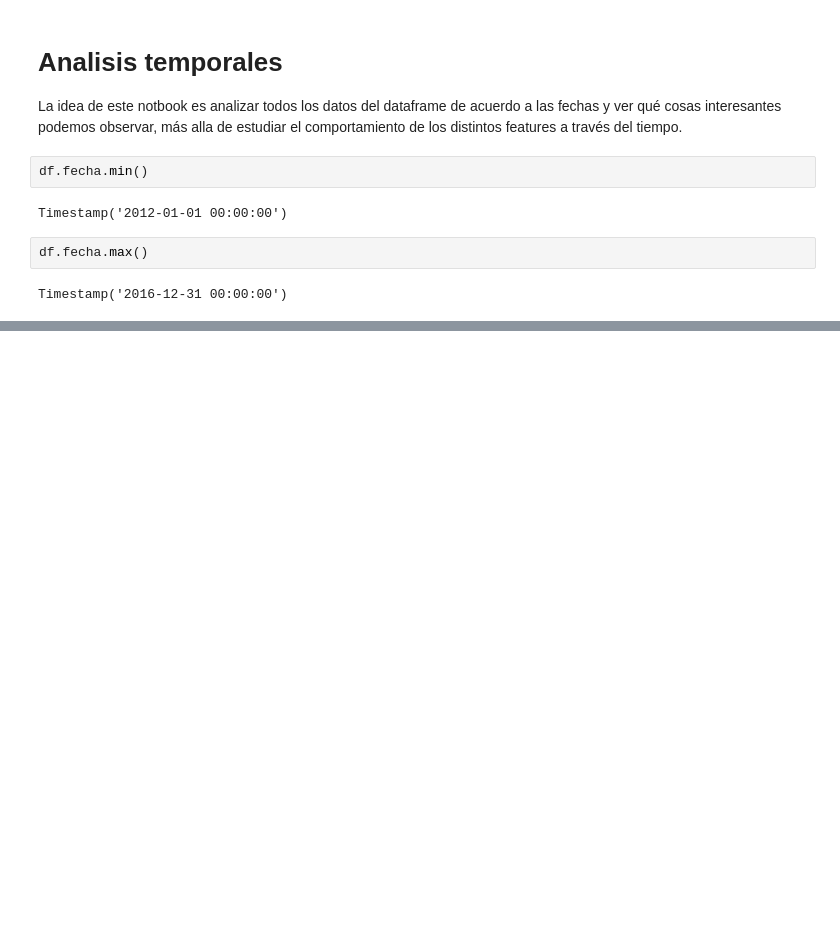
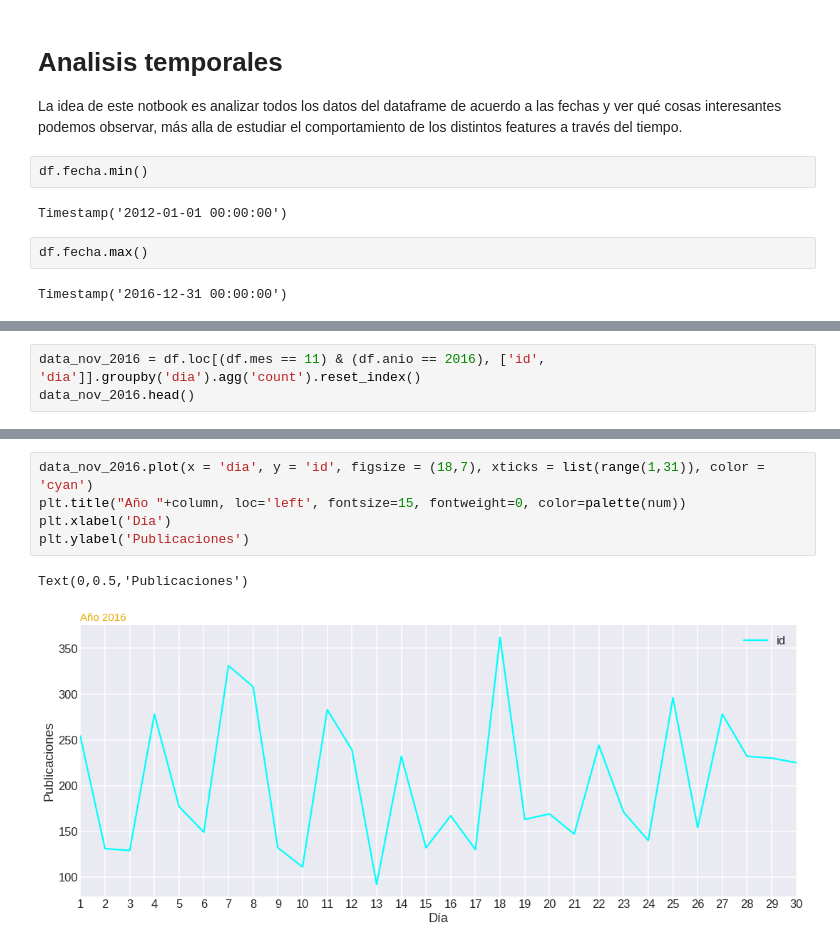
Before and after one commit to luctiz/Grupo43-TP1, a Jupyter notebook: AnalisisTemporales.ipynb, the cells around one changed output, grey strips where cells are left out. Drawn from its saved outputs; the diff is of its cells as text; blank space fills up the shorter version.

```diff
--- a/AnalisisTemporales.ipynb
+++ b/AnalisisTemporales.ipynb
@@ -47,0 +198,3 @@ Timestamp('2016-12-31 00:00:00')
+# %%
+data_nov_2016 = df.loc[(df.mes == 11) & (df.anio == 2016), ['id', 'dia']].groupby('dia').agg('count').reset_index()
+data_nov_2016.head()
@@ -47,0 +208,8 @@ Timestamp('2016-12-31 00:00:00')
+# %%
+data_nov_2016.plot(x = 'dia', y = 'id', figsize = (18,7), xticks = list(range(1,31)), color = 'cyan')
+plt.title("Año "+column, loc='left', fontsize=15, fontweight=0, color=palette(num))
+plt.xlabel('Día')
+plt.ylabel('Publicaciones')
+# %% [output]
+Text(0,0.5,'Publicaciones')
+[figure, added]
```
Also changed, not shown: parts of 21 cells of this notebook.
